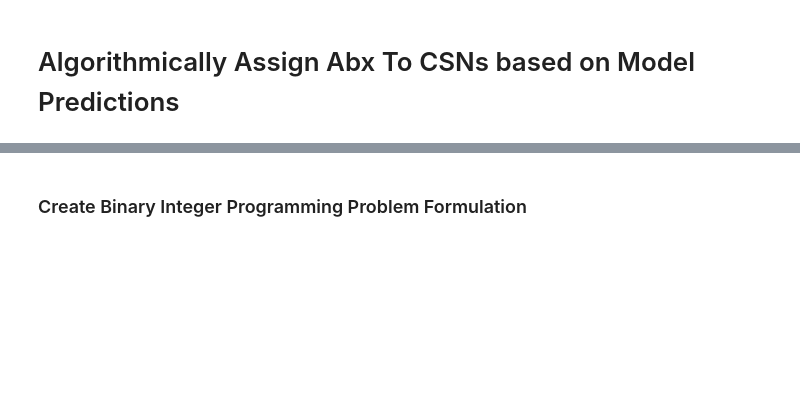
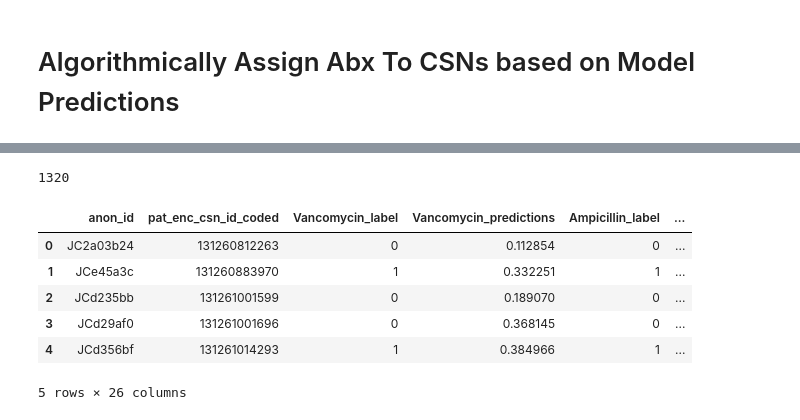
Before and after one commit to conorkcorbin/er_infection, a Jupyter notebook: notebooks/decision_alg/Integer Programming.ipynb, the cells around one changed output, grey strips where cells are left out. Drawn from its saved outputs; the diff is of its cells as text; code cells hidden in the pictures; blank space fills up the shorter version.

```diff
--- a/notebooks/decision_alg/Integer Programming.ipynb
+++ b/notebooks/decision_alg/Integer Programming.ipynb
@@ -24,2 +107,12 @@ for i, abx in enumerate(abx_options):
-# %% [markdown]
-### Create Binary Integer Programming Problem Formulation
+# %%
+print(len(df))
+df.head()
+# %% [output]
+1320
+|  | anon_id | pat_enc_csn_id_coded | Vancomycin_label | Vancomycin_predictions | Ampicillin_label | ... |
+| 0 | JC2a03b24 | 131260812263 | 0 | 0.112854 | 0 | ... |
+| 1 | JCe45a3c | 131260883970 | 1 | 0.332251 | 1 | ... |
+| 2 | JCd235bb | 131261001599 | 0 | 0.189070 | 0 | ... |
+| 3 | JCd29af0 | 131261001696 | 0 | 0.368145 | 0 | ... |
+| 4 | JCd356bf | 131261014293 | 1 | 0.384966 | 1 | ... |
+5 rows × 26 columns
```
Also changed, not shown: parts of 16 cells of this notebook, 3 other files.
